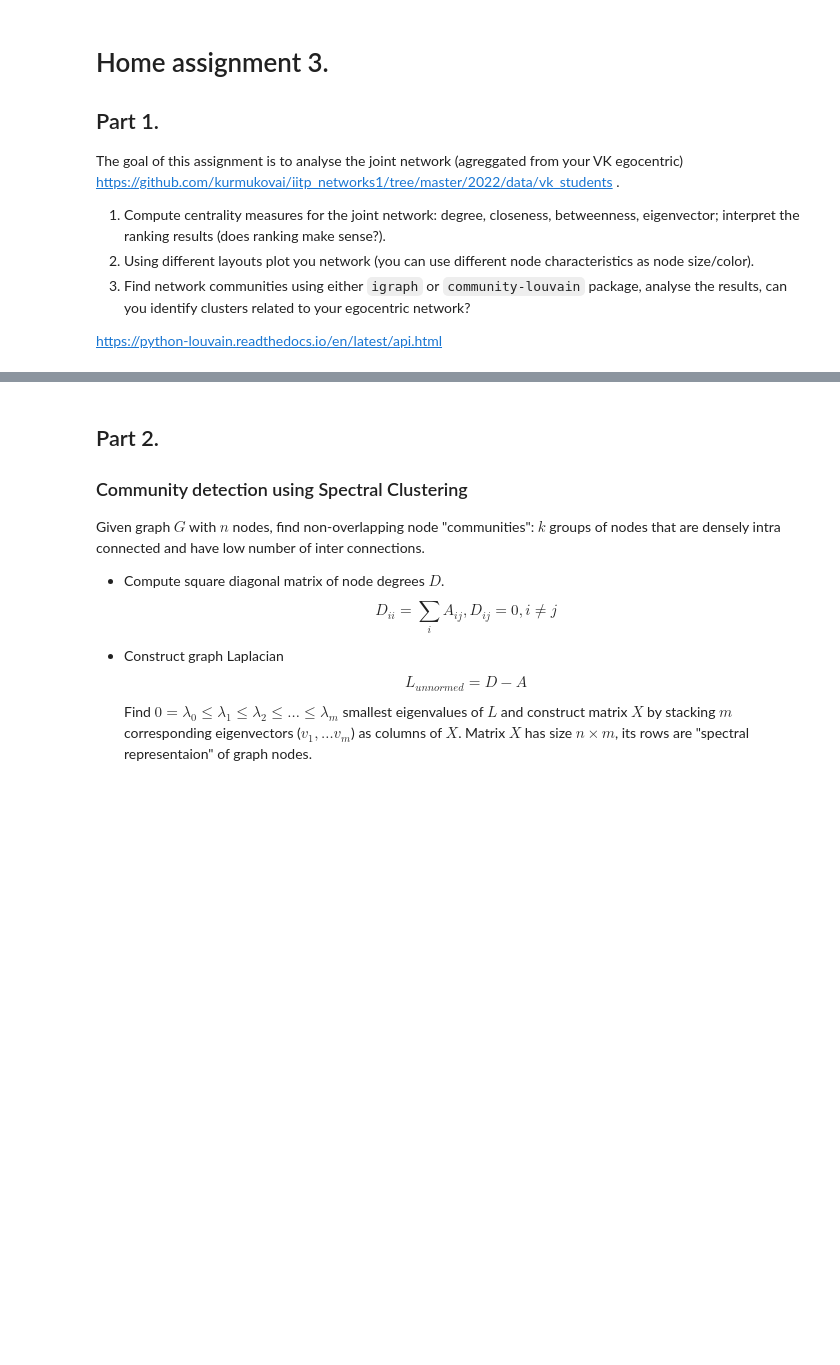
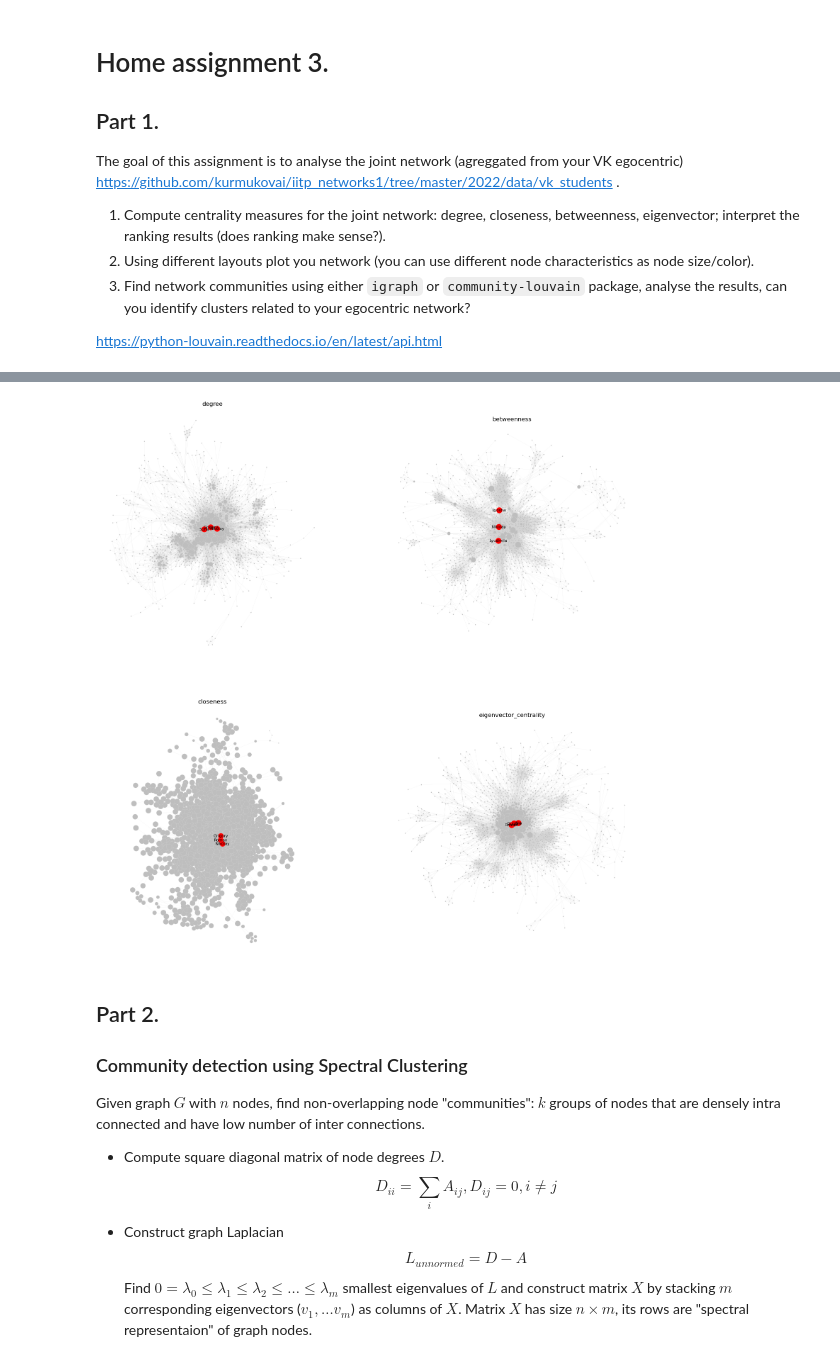
Before and after one commit to Ilykuleshov/iitp_networks1, a Jupyter notebook: 2022/seminar-3/networks-clustering-ha3.ipynb, the cells around one changed output, grey strips where cells are left out. Saved outputs shown, nothing was run; the diff lists cells and outputs as text; code cells hidden in the pictures; blank space fills up the shorter version.

```diff
--- a/2022/seminar-3/networks-clustering-ha3.ipynb
+++ b/2022/seminar-3/networks-clustering-ha3.ipynb
@@ -37,3 +144,7 @@ G.add_edges(vertex_id_edges())
+# %%
+draw_graph('graphopt', 100)
+# %% [output]
+[figure, added]
 # %% [markdown]
 ## Part 2.
 
```
Also changed, not shown: parts of 13 cells of this notebook.
